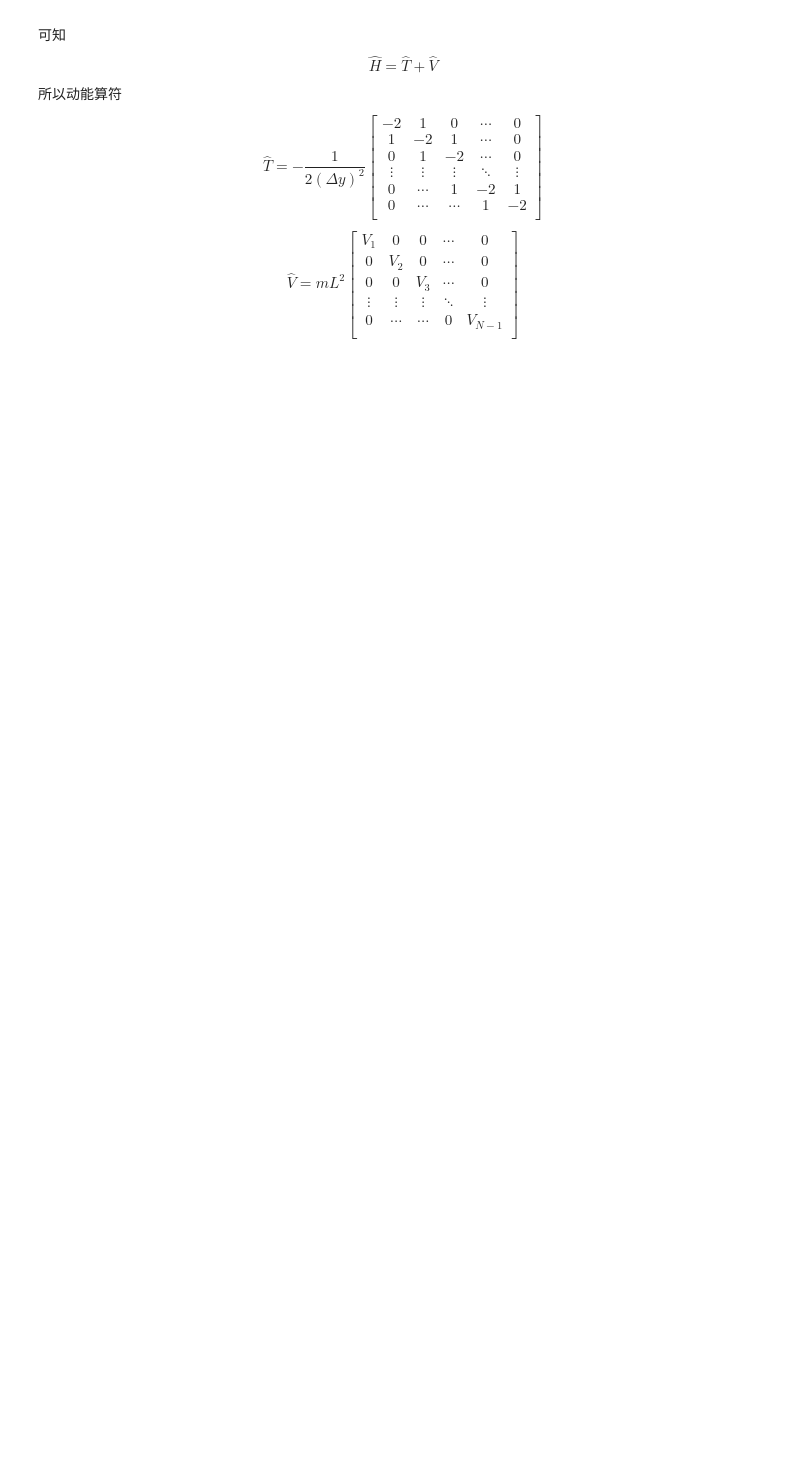
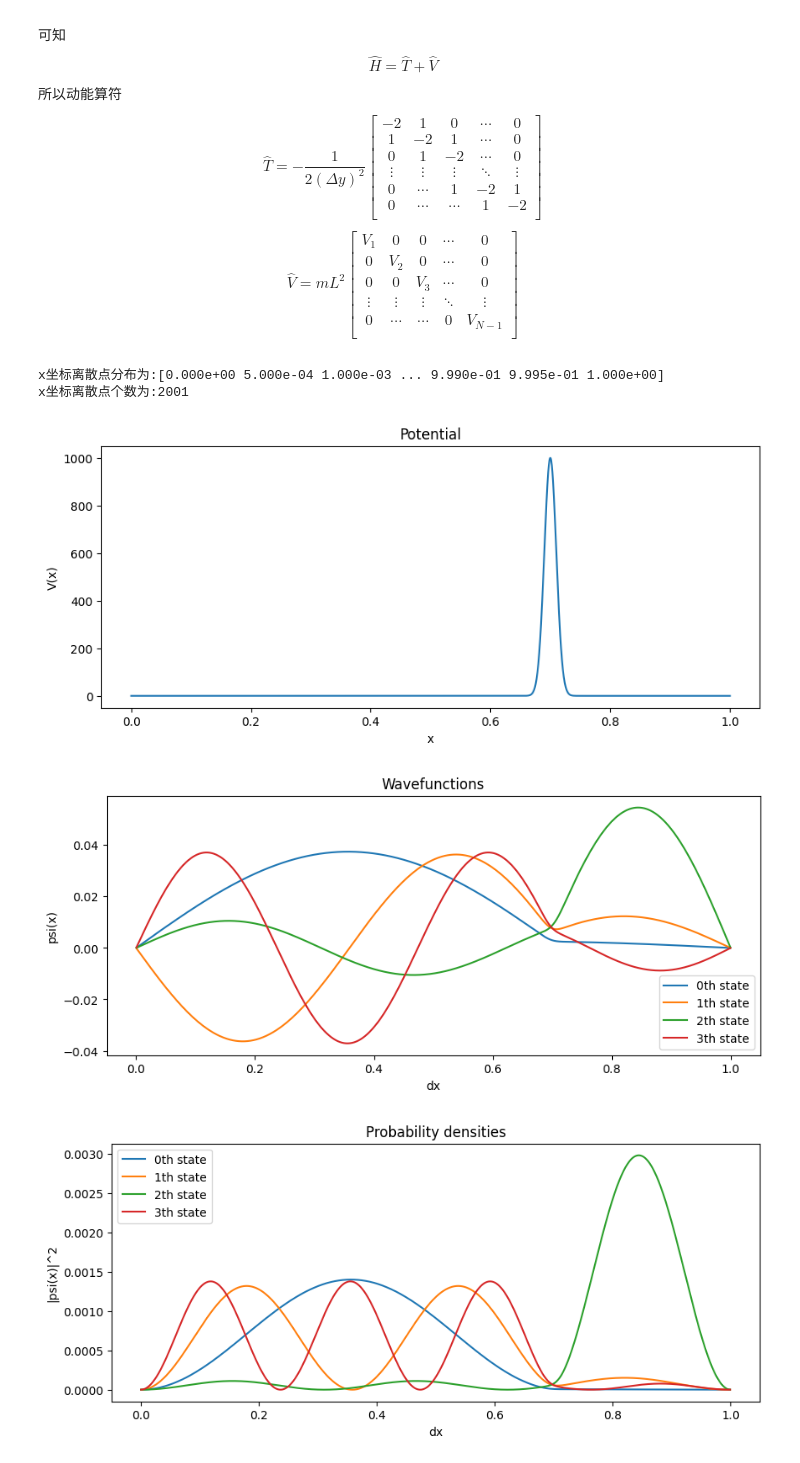
Before and after one commit to horizon14/Quantum, a Jupyter notebook: SchrodingerEquation1D.ipynb, the cells around one changed output. Drawn from its saved outputs; the diff is of its cells as text; code cells hidden in the pictures; blank space fills up the shorter version.

```diff
--- a/SchrodingerEquation1D.ipynb
+++ b/SchrodingerEquation1D.ipynb
@@ -72,0 +158,12 @@ $$
+# %%
+# 高斯函数模拟Delta势阱
+def Gaussian_approximation(x):
+    return 1000*np.exp(-(x-0.7)**2/(2*0.01**2))
+
+solve_and_plot(Gaussian_approximation)
+# %% [output]
+x坐标离散点分布为:[0.000e+00 5.000e-04 1.000e-03 ... 9.990e-01 9.995e-01 1.000e+00]
+x坐标离散点个数为:2001
+[figure, added]
+[figure, added]
+[figure, added]
```
Also changed, not shown: parts of 6 cells of this notebook, 1 other file.
